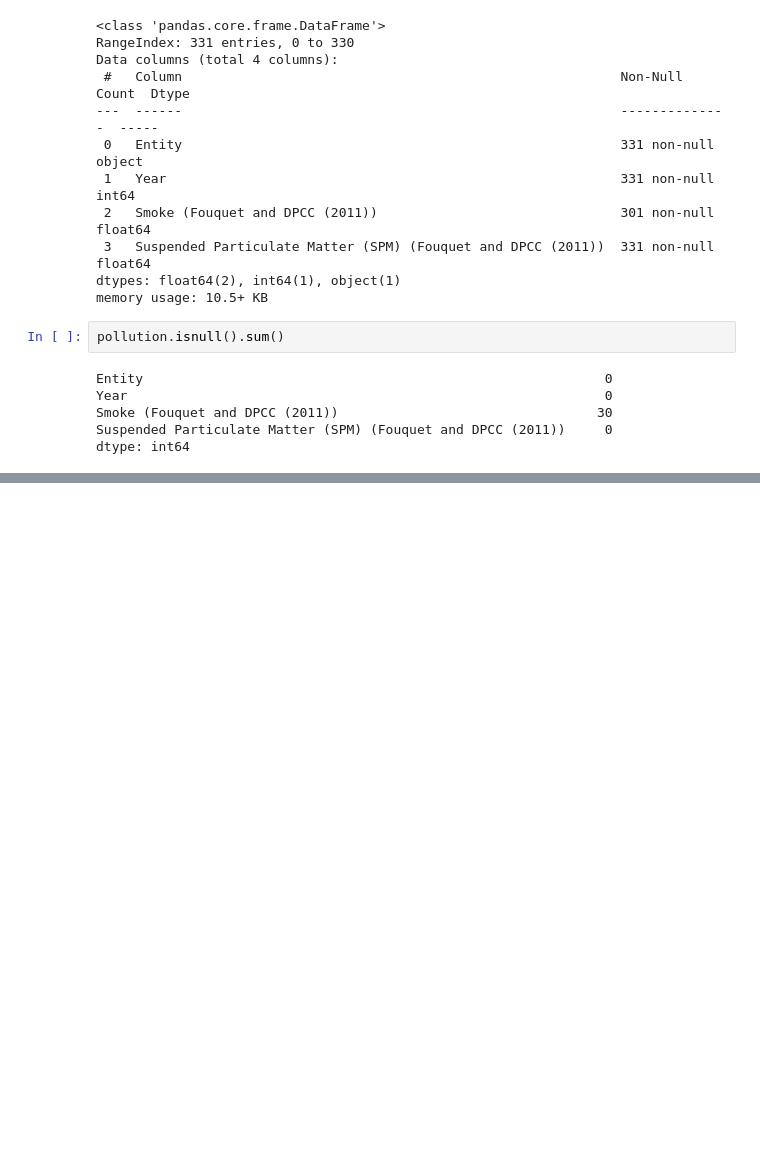
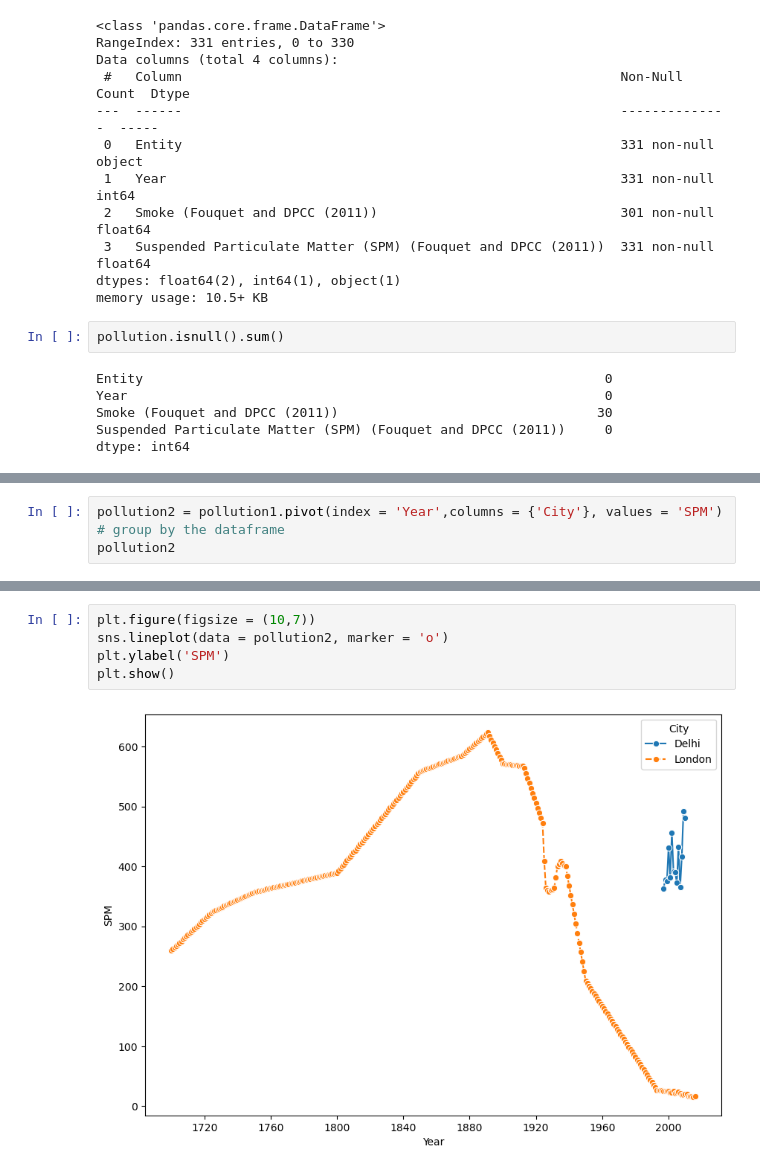
Before and after one commit to notfakearcher/yanjun, a Jupyter notebook: time-series/01_practice/practice1.ipynb, the cells around one changed output, grey strips where cells are left out. Cells and saved outputs as stored; diff of their text form; blank space fills up the shorter version.

```diff
--- a/time-series/01_practice/practice1.ipynb
+++ b/time-series/01_practice/practice1.ipynb
@@ -51,0 +78,4 @@ pollution1= pollution1.reset_index(drop = )
+# %%
+pollution2 = pollution1.pivot(index = 'Year',columns = {'City'}, values = 'SPM')
+# group by the dataframe
+pollution2
@@ -51,0 +97,7 @@ pollution1= pollution1.reset_index(drop = )
+# %%
+plt.figure(figsize = (10,7))
+sns.lineplot(data = pollution2, marker = 'o')
+plt.ylabel('SPM')
+plt.show()
+# %% [output]
+[figure, added]
```
Also changed, not shown: parts of 9 cells of this notebook.
